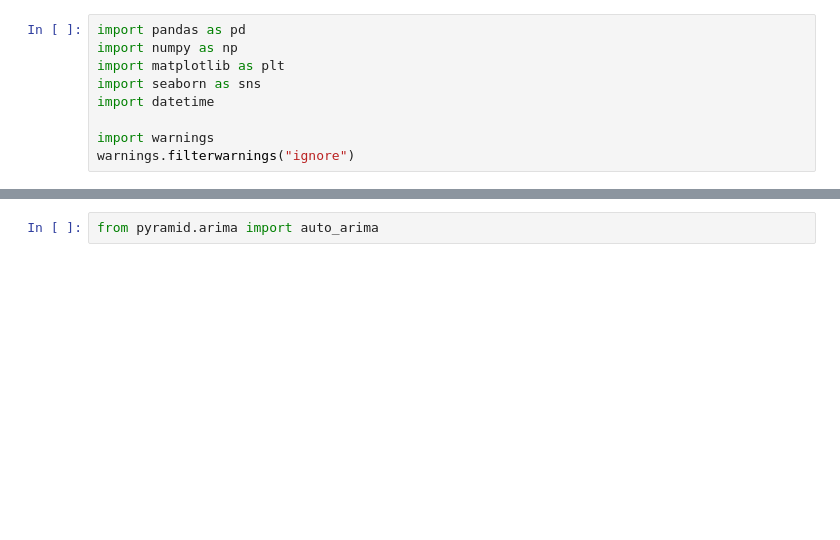
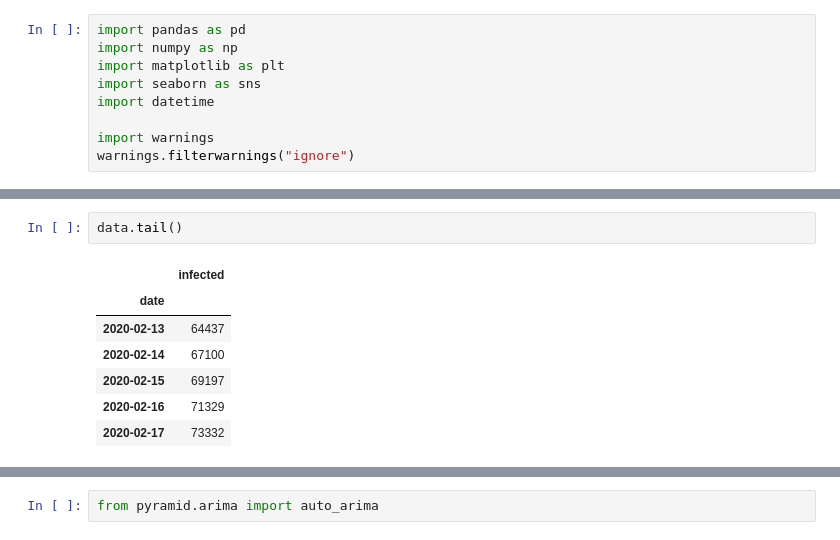
Before and after one commit to lprone/coronavirus, a Jupyter notebook: coronavirus.ipynb, the cells around one changed output, grey strips where cells are left out. Drawn from its saved outputs; the diff is of its cells as text; blank space fills up the shorter version.

```diff
--- a/coronavirus.ipynb
+++ b/coronavirus.ipynb
@@ -22,3 +22,13 @@ data.head()
+# %%
+data.tail()
+# %% [output]
+|  | infected |
+| date |  |
+| 2020-02-13 | 64437 |
+| 2020-02-14 | 67100 |
+| 2020-02-15 | 69197 |
+| 2020-02-16 | 71329 |
+| 2020-02-17 | 73332 |
 # %%
 data.infected.plot(figsize=(15, 5))
 # %% [output]
```
Also changed, not shown: parts of 10 cells of this notebook, 5 other files.
